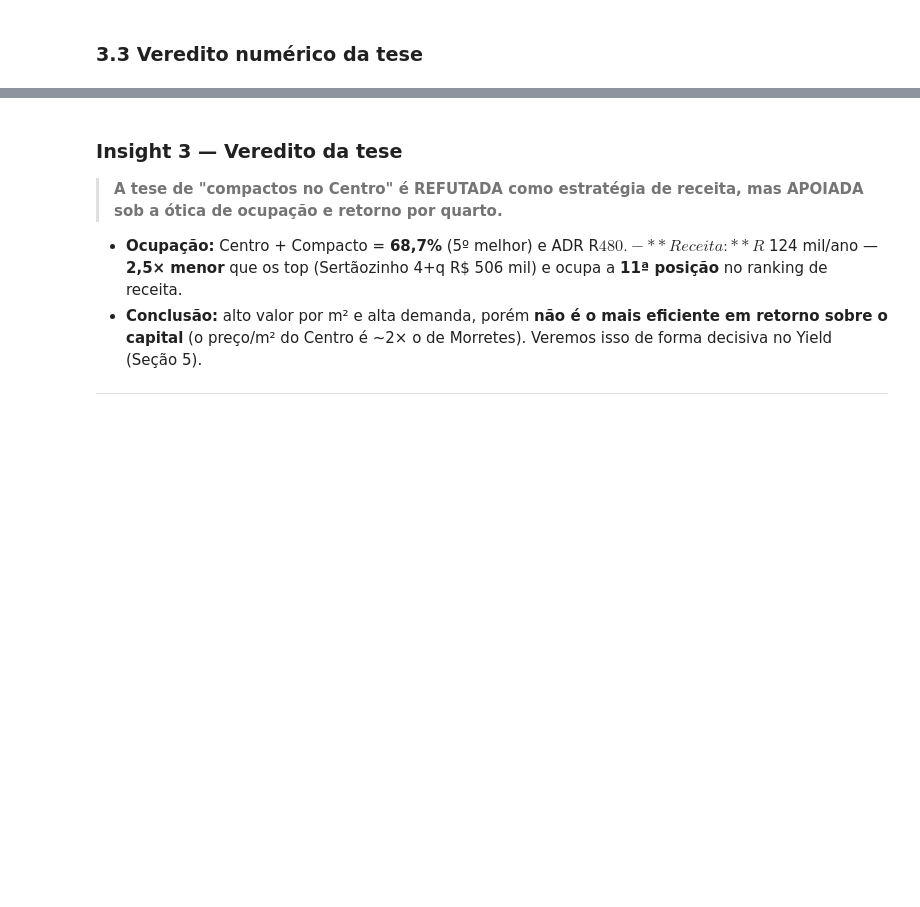
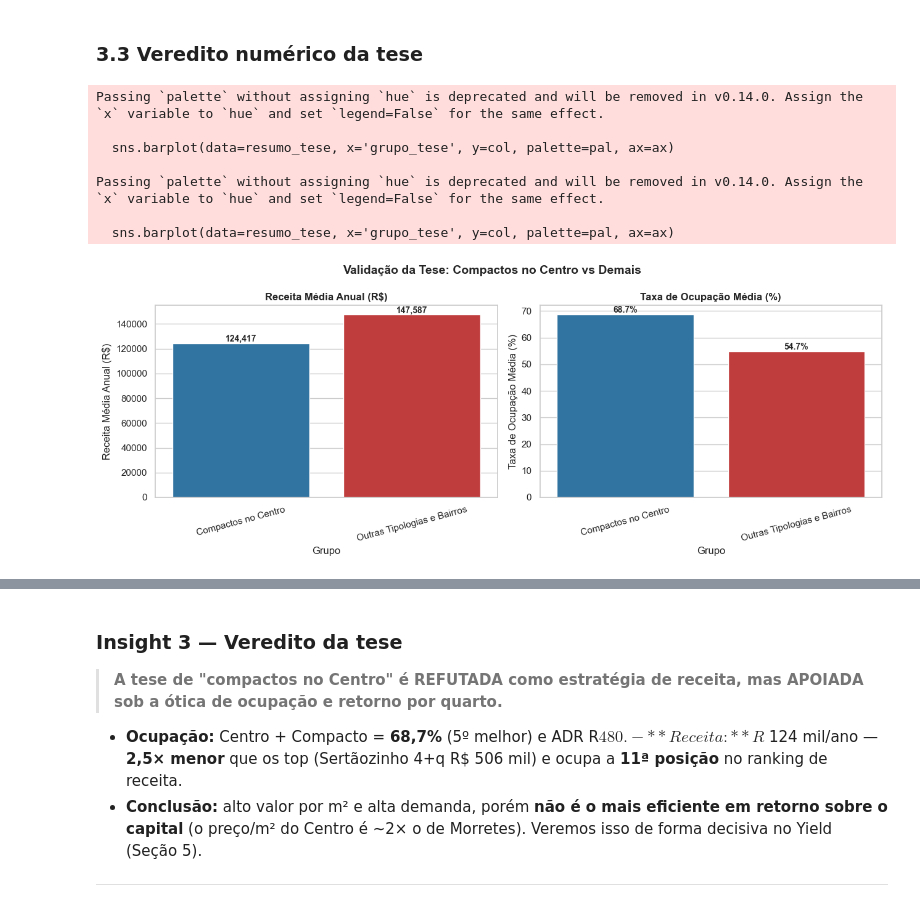
Before and after one commit to way-pds/jovens-talentos-2026-hackathon-data, a Jupyter notebook: analise_itapema.ipynb, the cells around one changed output, grey strips where cells are left out. Cells and saved outputs as stored; diff of their text form; code cells hidden in the pictures; blank space fills up the shorter version.

Commit message:
feat: adiciona visualizacoes graficas (matplotlib/seaborn) nas secoes 3, 4 e 5 do notebook

```diff
--- a/analise_itapema.ipynb
+++ b/analise_itapema.ipynb
@@ -33,6 +33,11 @@ import pandas as pd
 import numpy as np
 import re
 import unicodedata
+import matplotlib.pyplot as plt
+import seaborn as sns
+sns.set_theme(style='whitegrid')
+plt.rcParams['figure.dpi'] = 100
+
 
 DATA = "data"
 DET     = "Details_Itapema.csv"
@@ -287,5 +413,45 @@ print(pivn.fillna(0).astype(int).to_string())
 # %% [markdown]
 ### 3.3 Veredito numérico da tese
+# %%
+sns.set_theme(style='whitegrid')
+tese_grp = df_tese.copy()
+tese_grp['grupo_tese'] = np.where(
+    (df_tese['suburb'] == 'Centro') & (df_tese['tipologia'] == 'Compacto (0-1 quarto)'),
+    'Compactos no Centro', 'Outras Tipologias e Bairros')
+
+resumo_tese = tese_grp.groupby('grupo_tese').agg(
+    receita_media_anual=('receita_estimada_anual', 'mean'),
+    taxa_ocupacao_media=('taxa_ocupacao', 'mean')).reset_index()
+
+fig, axes = plt.subplots(1, 2, figsize=(13, 5))
+pal = {'Compactos no Centro': '#1f77b4', 'Outras Tipologias e Bairros': '#d62728'}
+
+for ax, (col, titulo, fmt) in zip(
+        axes,
+        [('receita_media_anual', 'Receita Média Anual (R$)', '{:,.0f}'),
+         ('taxa_ocupacao_media', 'Taxa de Ocupação Média (%)', '{:.1f}%')]):
+    sns.barplot(data=resumo_tese, x='grupo_tese', y=col, palette=pal, ax=ax)
+    ax.set_title(titulo, fontsize=12, fontweight='bold')
+    ax.set_xlabel('Grupo')
+    ax.set_ylabel(titulo)
+    for p in ax.patches:
+        ax.annotate(fmt.format(p.get_height()),
+                    (p.get_x() + p.get_width() / 2., p.get_height()),
+                    ha='center', va='bottom', fontsize=10, fontweight='bold')
+    ax.tick_params(axis='x', rotation=15)
+
+fig.suptitle('Validação da Tese: Compactos no Centro vs Demais', fontsize=14, fontweight='bold')
+plt.tight_layout()
+plt.show()
+# %% [output]
+Passing `palette` without assigning `hue` is deprecated and will be removed in v0.14.0. Assign the `x` variable to `hue` and set `legend=False` for the same effect.
+
+  sns.barplot(data=resumo_tese, x='grupo_tese', y=col, palette=pal, ax=ax)
+
+Passing `palette` without assigning `hue` is deprecated and will be removed in v0.14.0. Assign the `x` variable to `hue` and set `legend=False` for the same effect.
+
+  sns.barplot(data=resumo_tese, x='grupo_tese', y=col, palette=pal, ax=ax)
+[figure, added]
 # %%
 alvo = df_tese[(df_tese["suburb"] == "Centro") &
                (df_tese["tipologia"] == "Compacto (0-1 quarto)")]
```
Also changed, not shown: parts of 22 cells of this notebook.
